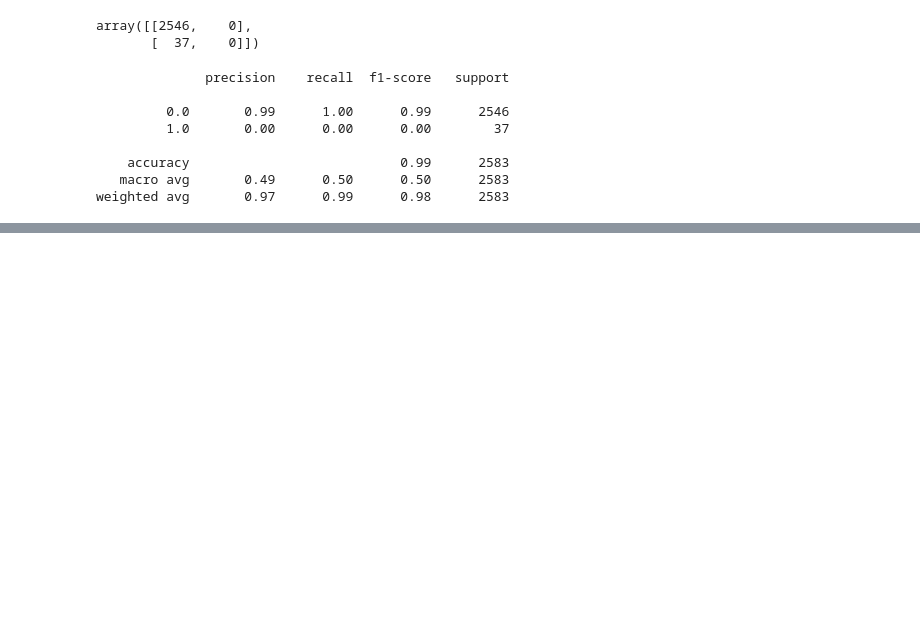
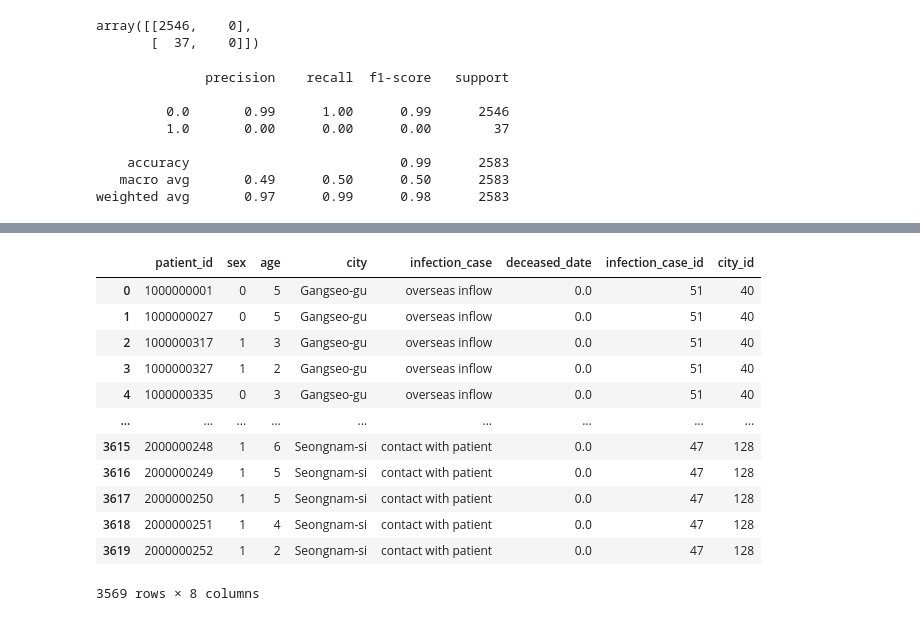
Before and after one commit to Anusarakh/DPDM2021, a Jupyter notebook: Project_Final_2_.ipynb, the cells around one changed output, grey strips where cells are left out. Saved outputs shown, nothing was run; the diff lists cells and outputs as text; code cells hidden in the pictures; blank space fills up the shorter version.

```diff
--- a/Project_Final_2_.ipynb
+++ b/Project_Final_2_.ipynb
@@ -753,0 +713,17 @@ weighted avg       0.97      0.99      0.98      2583
+# %%
+dataclass0 = class0[:3569] # ตัดข้อมูล 70%  จำนวน 3569 แถว
+dataclass0
+# %% [output]
+|  | patient_id | sex | age | city | infection_case | deceased_date | infection_case_id | city_id |
+| 0 | 1000000001 | 0 | 5 | Gangseo-gu | overseas inflow | 0.0 | 51 | 40 |
+| 1 | 1000000027 | 0 | 5 | Gangseo-gu | overseas inflow | 0.0 | 51 | 40 |
+| 2 | 1000000317 | 1 | 3 | Gangseo-gu | overseas inflow | 0.0 | 51 | 40 |
+| 3 | 1000000327 | 1 | 2 | Gangseo-gu | overseas inflow | 0.0 | 51 | 40 |
+| 4 | 1000000335 | 0 | 3 | Gangseo-gu | overseas inflow | 0.0 | 51 | 40 |
+| ... | ... | ... | ... | ... | ... | ... | ... | ... |
+| 3615 | 2000000248 | 1 | 6 | Seongnam-si | contact with patient | 0.0 | 47 | 128 |
+| 3616 | 2000000249 | 1 | 5 | Seongnam-si | contact with patient | 0.0 | 47 | 128 |
+| 3617 | 2000000250 | 1 | 5 | Seongnam-si | contact with patient | 0.0 | 47 | 128 |
+| 3618 | 2000000251 | 1 | 4 | Seongnam-si | contact with patient | 0.0 | 47 | 128 |
+| 3619 | 2000000252 | 1 | 2 | Seongnam-si | contact with patient | 0.0 | 47 | 128 |
+3569 rows × 8 columns
```
Also changed, not shown: parts of 12 cells of this notebook.
